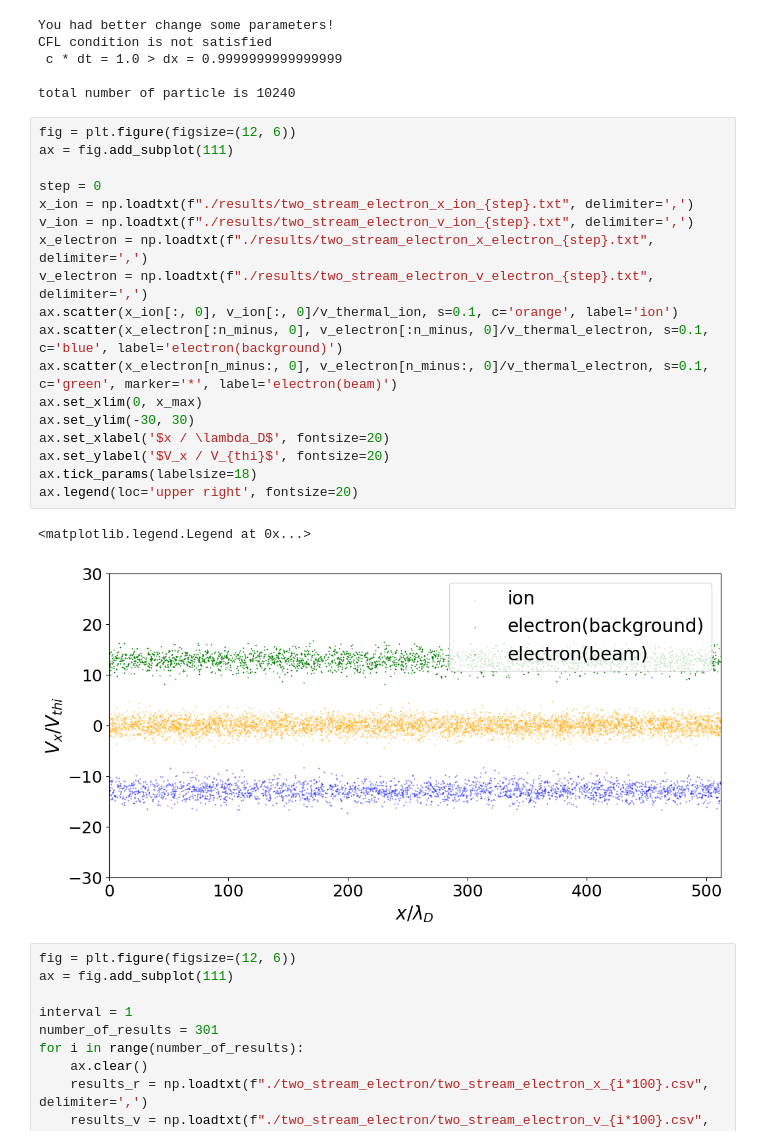
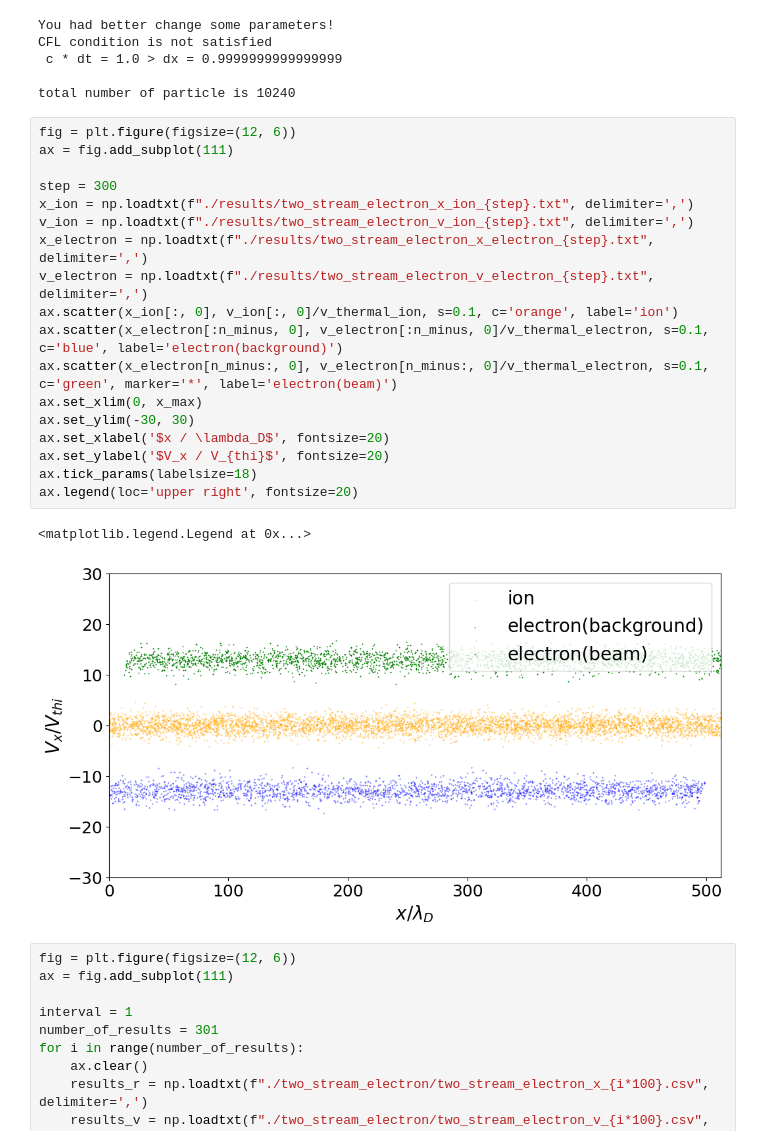
Before and after one commit to keita-akutagawa/pic_cpp_oop, a Jupyter notebook: examples_1D/two_stream_electron/PIC1D_two_stream_electron.ipynb, the cells around one changed output. Drawn from its saved outputs; the diff is of its cells as text.

```diff
--- a/examples_1D/two_stream_electron/PIC1D_two_stream_electron.ipynb
+++ b/examples_1D/two_stream_electron/PIC1D_two_stream_electron.ipynb
@@ -97,24 +97,24 @@ total number of particle is 10240
 # %%
 fig = plt.figure(figsize=(12, 6))
 ax = fig.add_subplot(111)
 
-step = 0
+step = 300
 x_ion = np.loadtxt(f"./results/two_stream_electron_x_ion_{step}.txt", delimiter=',')
 v_ion = np.loadtxt(f"./results/two_stream_electron_v_ion_{step}.txt", delimiter=',')
 x_electron = np.loadtxt(f"./results/two_stream_electron_x_electron_{step}.txt", delimiter=',')
 v_electron = np.loadtxt(f"./results/two_stream_electron_v_electron_{step}.txt", delimiter=',')
 ax.scatter(x_ion[:, 0], v_ion[:, 0]/v_thermal_ion, s=0.1, c='orange', label='ion')
 ax.scatter(x_electron[:n_minus, 0], v_electron[:n_minus, 0]/v_thermal_electron, s=0.1, c='blue', label='electron(background)')
 ax.scatter(x_electron[n_minus:, 0], v_electron[n_minus:, 0]/v_thermal_electron, s=0.1, c='green', marker='*', label='electron(beam)')
 ax.set_xlim(0, x_max)
 ax.set_ylim(-30, 30)
 ax.set_xlabel('$x / \lambda_D$', fontsize=20)
 ax.set_ylabel('$V_x / V_{thi}$', fontsize=20)
 ax.tick_params(labelsize=18)
 ax.legend(loc='upper right', fontsize=20)
 # %% [output]
 <matplotlib.legend.Legend at 0x...>
-[figure, old version]
+[figure, new version]
 # %%
 fig = plt.figure(figsize=(12, 6))
 ax = fig.add_subplot(111)
```
Also changed, not shown: 1 other file.
